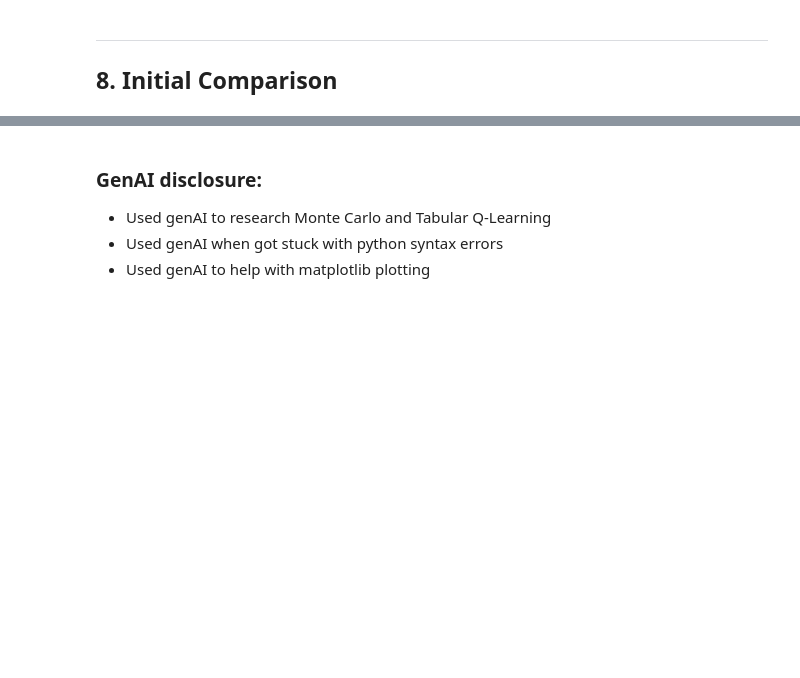
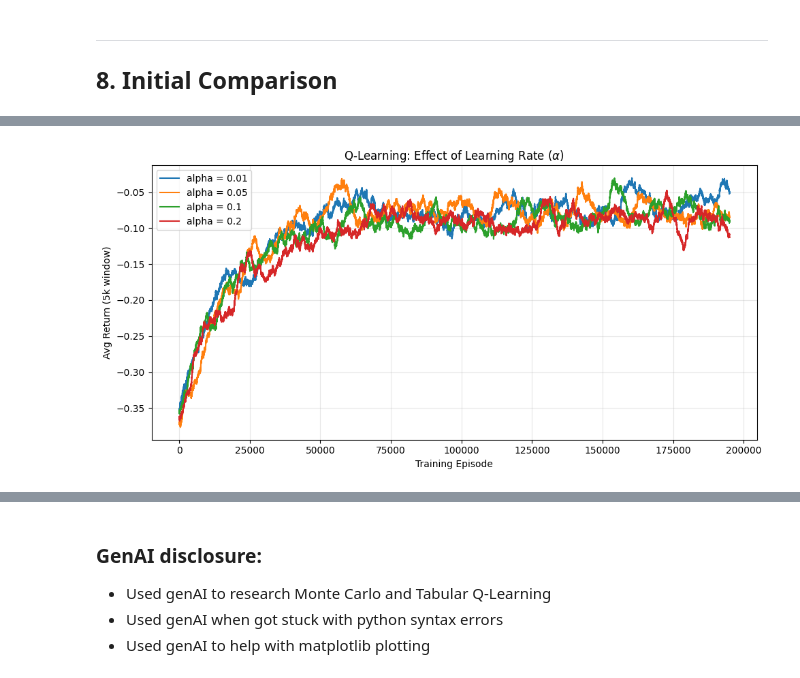
Before and after one commit to RoeeFrenkel/BlackJack_RL, a Jupyter notebook: Progress_Report.ipynb, the cells around one changed output, grey strips where cells are left out. Drawn from its saved outputs; the diff is of its cells as text; code cells hidden in the pictures; blank space fills up the shorter version.

```diff
--- a/Progress_Report.ipynb
+++ b/Progress_Report.ipynb
@@ -393,0 +571,35 @@ plt.show()
+# %%
+# --- Hyperparameter Sweep: Q-Learning Learning Rate (Alpha) ---
+# Alpha controls how much we update Q-values each step.
+# Too low (0.01): learns slowly, may never converge in finite time
+# Too high (0.2): converges fast but oscillates a lot, may miss good values
+# Middle values (0.05, 0.1) balance speed and stability
+
+alpha_values = [0.01, 0.05, 0.1, 0.2]
+n_episodes = 200_000  # Reduce episodes for faster tuning sweeps
+
+# Train Q-Learning with each alpha and collect learning curves
+alpha_returns = {}
+for alpha in alpha_values:
+    # Hold gamma=1.0 and epsilon_decay=0.99995 constant to isolate alpha's effect
+    print(f"Training with alpha={alpha}")
+    _, returns = train_q_learning(env, n_episodes=n_episodes, alpha=alpha, seed=42)
+    alpha_returns[alpha] = returns
+
+# Plot the learning curves: smoother lines show cumulative performance trend
+fig, ax = plt.subplots(figsize=(10, 5))
+for alpha, returns in alpha_returns.items():
+    # Smooth by averaging over a 5000-episode rolling window
+    smoothed_returns = smooth(returns, window=5000)
+    ax.plot(np.arange(len(smoothed_returns)), smoothed_returns,
+            label=f"alpha = {alpha}", linewidth=1.5)
+
+ax.set_xlabel('Training Episode')
+ax.set_ylabel('Avg Return (5k window)')
+ax.set_title(r'Q-Learning: Effect of Learning Rate ($\alpha$)')
+ax.legend()
+ax.grid(alpha=0.3)
+plt.tight_layout()
+plt.show()
+# %% [output]
+[figure, added]
```
Also changed, not shown: parts of 22 cells of this notebook.
